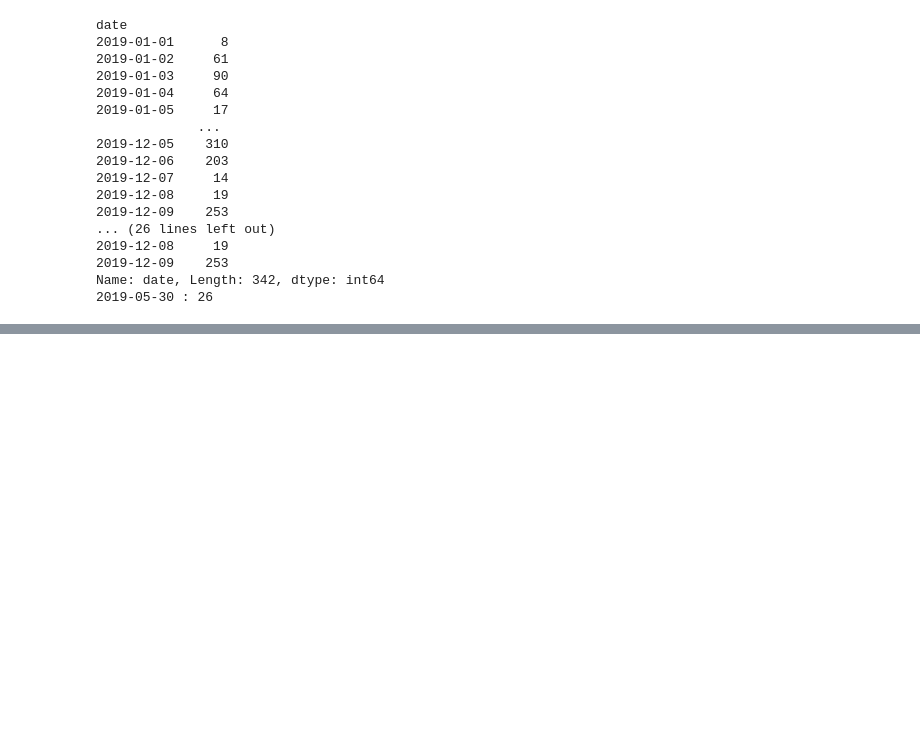
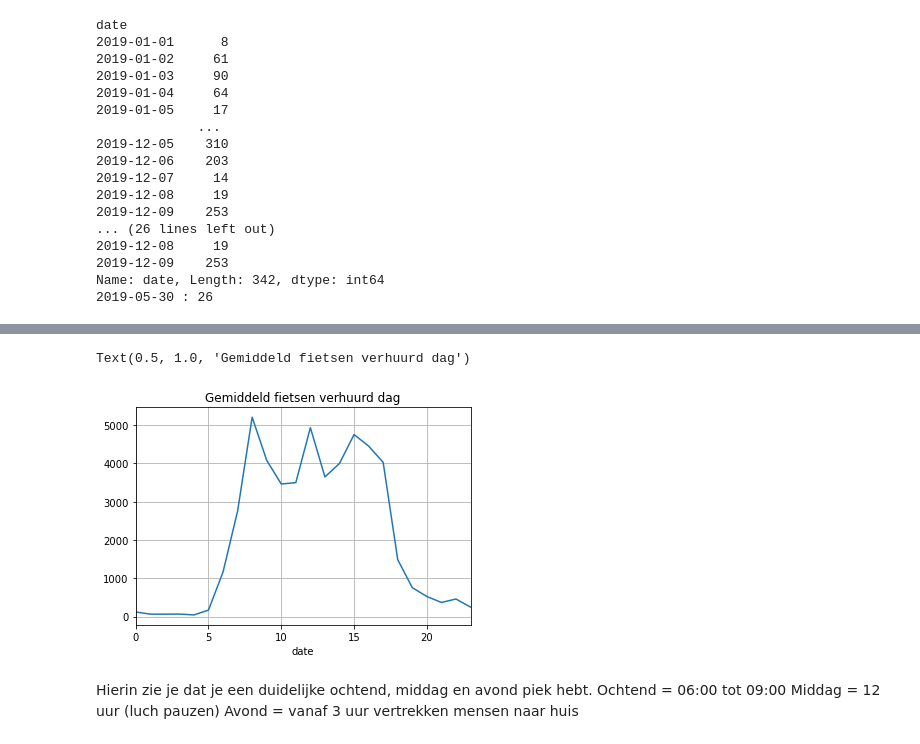
Before and after one commit to LucasVanWijk/Distributed-Processing-1, a Jupyter notebook: assignment_1/flickbike_data_exploration.ipynb, the cells around one changed output, grey strips where cells are left out. Drawn from its saved outputs; the diff is of its cells as text; code cells hidden in the pictures; blank space fills up the shorter version.

```diff
--- a/assignment_1/flickbike_data_exploration.ipynb
+++ b/assignment_1/flickbike_data_exploration.ipynb
@@ -174,0 +196,3 @@ Name: date, Length: 342, dtype: int64
+# %%
+df_hours = df['date'].groupby(df.date.dt.hour).count()
+df_hours
@@ -174,0 +217,13 @@ Name: date, Length: 342, dtype: int64
+# %%
+df_hours
+df_hours.plot()
+plt.grid()
+plt.title("Gemiddeld fietsen verhuurd dag")
+# %% [output]
+Text(0.5, 1.0, 'Gemiddeld fietsen verhuurd dag')
+[figure, added]
+# %% [markdown]
+Hierin zie je dat je een duidelijke ochtend, middag en avond piek hebt.
+Ochtend = 06:00 tot 09:00
+Middag  = 12 uur (luch pauzen)
+Avond   = vanaf 3 uur vertrekken mensen naar huis
```
Also changed, not shown: parts of 6 cells of this notebook, 1 other file.
